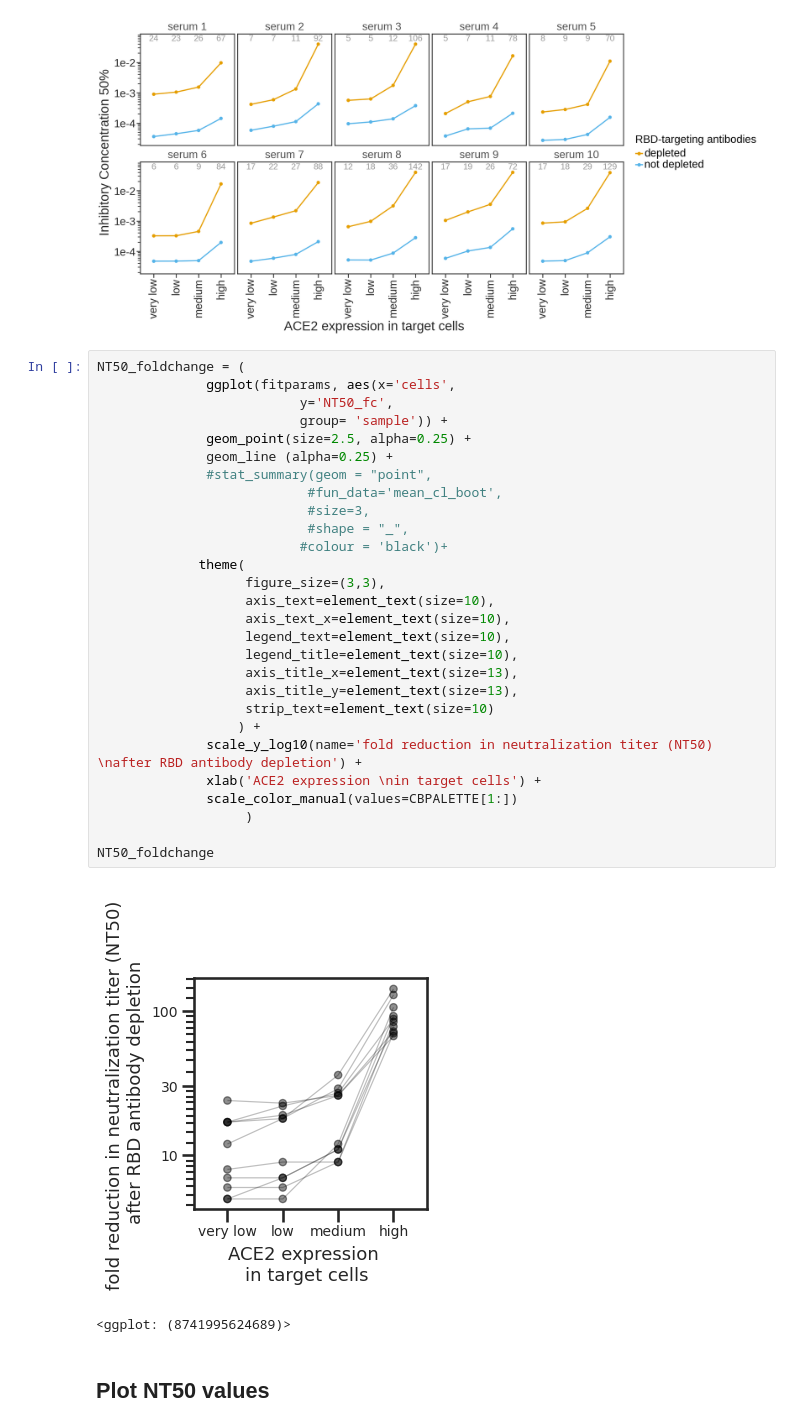
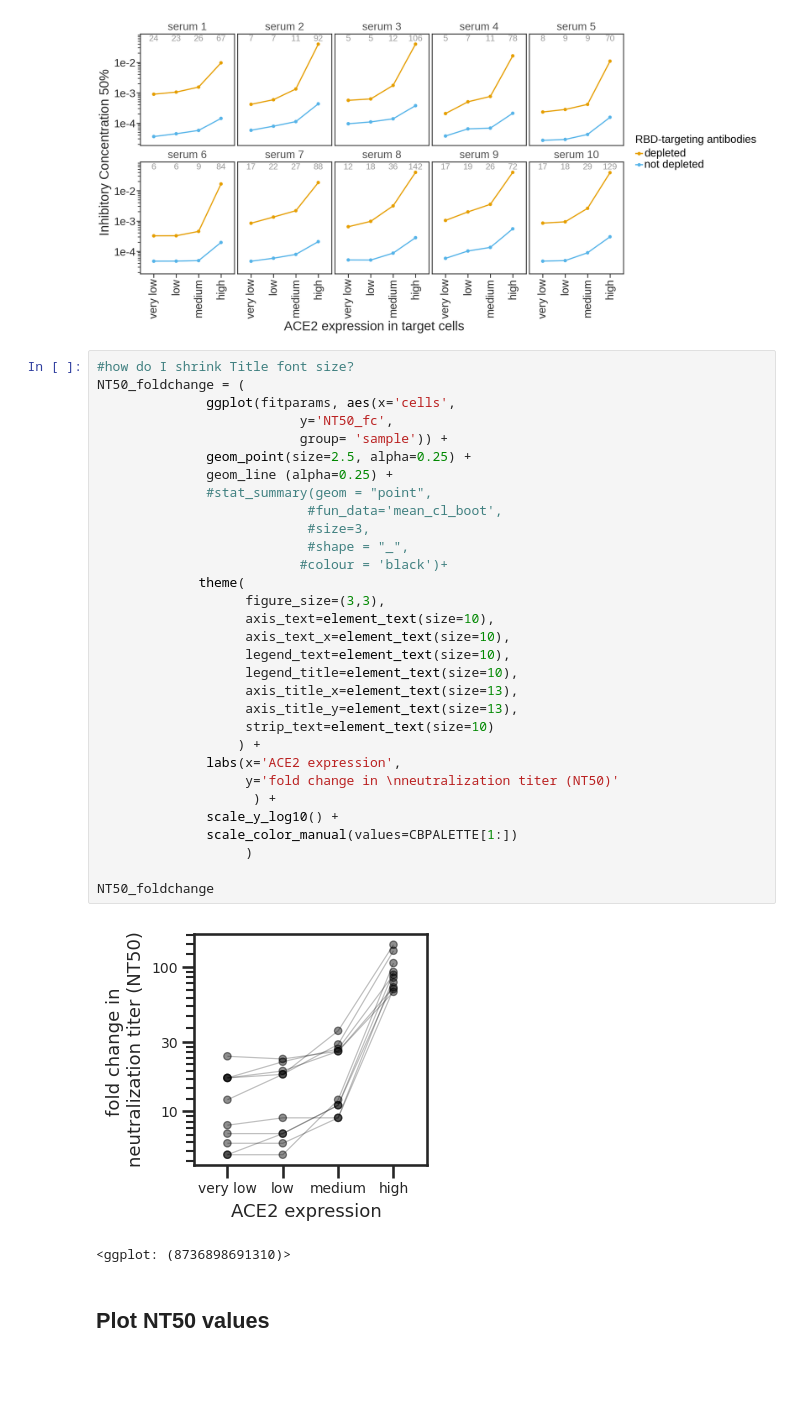
Before and after one commit to jbloomlab/Ace2_expression_neuts, a Jupyter notebook: virus_neutralization.ipynb, the cells around one changed output. Cells and saved outputs as stored; diff of their text form; blank space fills up the shorter version.

```diff
--- a/virus_neutralization.ipynb
+++ b/virus_neutralization.ipynb
@@ -171,36 +171,39 @@ _ = IC50.draw()
 # %% [output]
 [figure]
 # %%
+#how do I shrink Title font size?
 NT50_foldchange = (
               ggplot(fitparams, aes(x='cells',
                           y='NT50_fc',
                           group= 'sample')) +
               geom_point(size=2.5, alpha=0.25) +
               geom_line (alpha=0.25) +
               #stat_summary(geom = "point",
                            #fun_data='mean_cl_boot',
                            #size=3,
                            #shape = "_",
                           #colour = 'black')+
              theme(
                    figure_size=(3,3),
                    axis_text=element_text(size=10),
                    axis_text_x=element_text(size=10),
                    legend_text=element_text(size=10),
                    legend_title=element_text(size=10),
                    axis_title_x=element_text(size=13),
                    axis_title_y=element_text(size=13),
                    strip_text=element_text(size=10)
                   ) +
-              scale_y_log10(name='fold reduction in neutralization titer (NT50) \nafter RBD antibody depletion') +
-              xlab('ACE2 expression \nin target cells') +
+              labs(x='ACE2 expression',
+                   y='fold change in \nneutralization titer (NT50)'
+                    ) +
+              scale_y_log10() +
               scale_color_manual(values=CBPALETTE[1:])
                    )
 
 NT50_foldchange
 # %% [output]
-[figure, old version]
+[figure, new version]
-<ggplot: (8741995624689)>
+<ggplot: (8736898691310)>
 # %% [markdown]
 ## Plot NT50 values
 # %%
```
Also changed, not shown: 9 other files.
